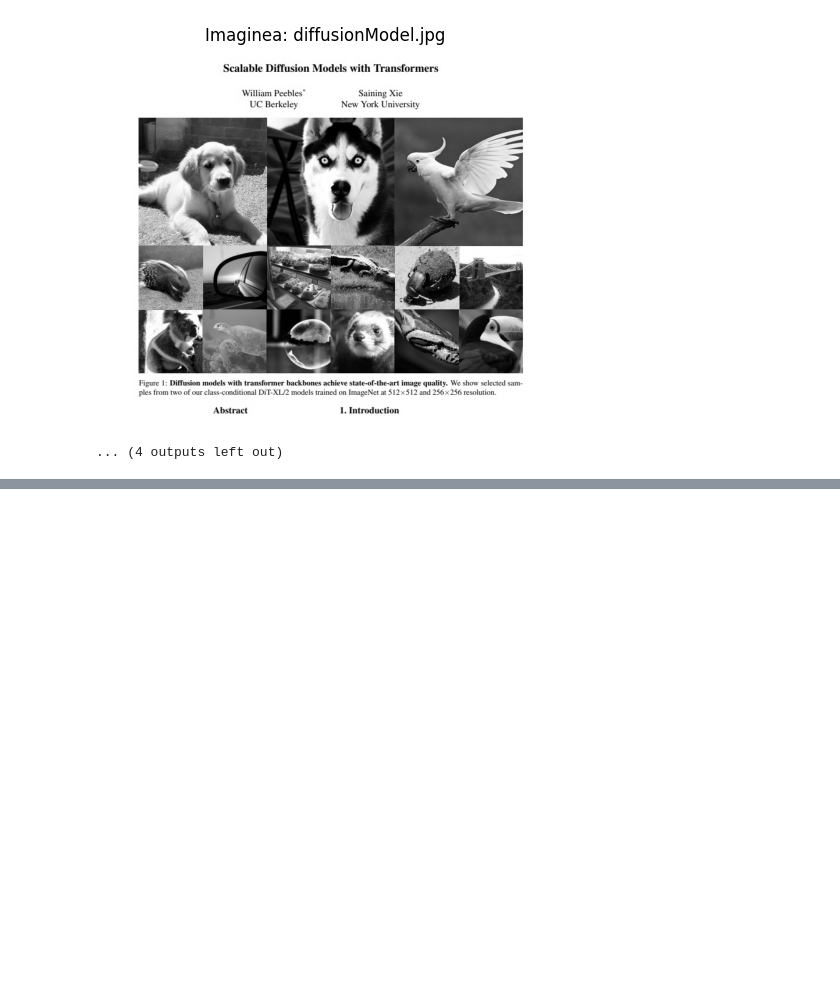
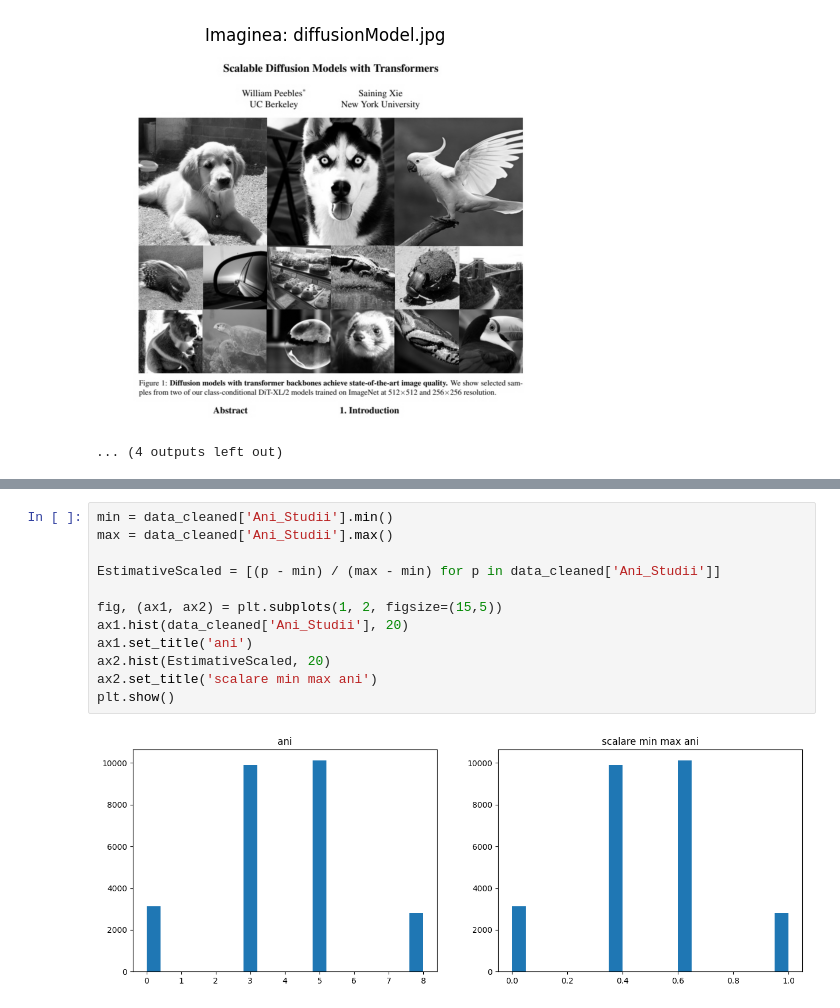
Before and after one commit to D3moSSS/AI, a Jupyter notebook: Lab2.1.ipynb, the cells around one changed output, grey strips where cells are left out. Saved outputs shown, nothing was run; the diff lists cells and outputs as text; blank space fills up the shorter version.

```diff
--- a/Lab2.1.ipynb
+++ b/Lab2.1.ipynb
@@ -590,0 +478,14 @@ Sinonimele acestui cuvânt sunt:
+# %%
+min = data_cleaned['Ani_Studii'].min()
+max = data_cleaned['Ani_Studii'].max()
+
+EstimativeScaled = [(p - min) / (max - min) for p in data_cleaned['Ani_Studii']]
+
+fig, (ax1, ax2) = plt.subplots(1, 2, figsize=(15,5))
+ax1.hist(data_cleaned['Ani_Studii'], 20)
+ax1.set_title('ani')
+ax2.hist(EstimativeScaled, 20)
+ax2.set_title('scalare min max ani')
+plt.show()
+# %% [output]
+[figure, added]
```
Also changed, not shown: parts of 5 cells of this notebook.
